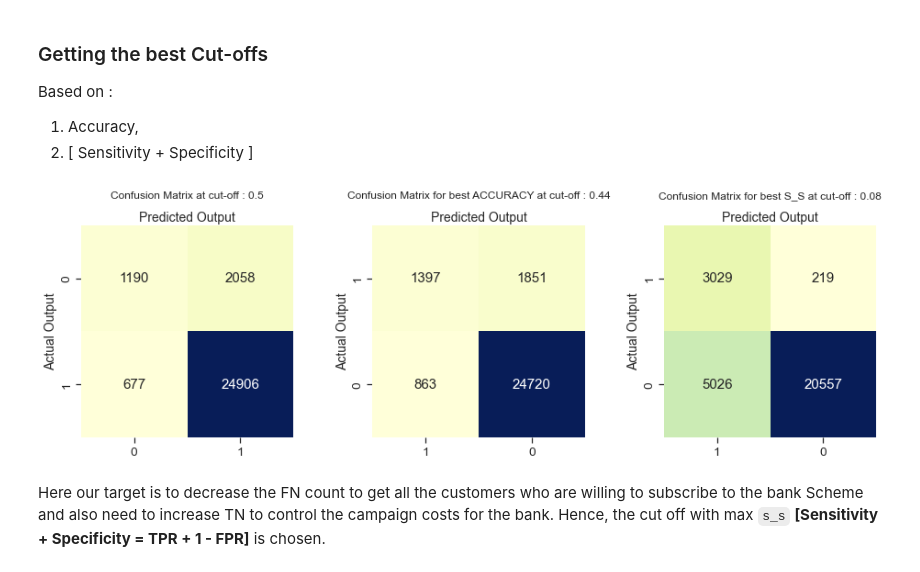
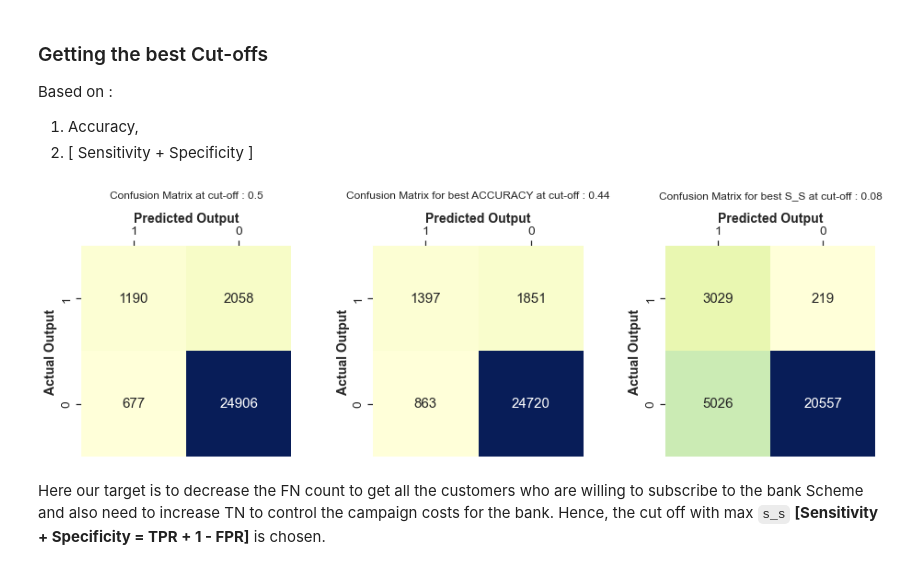
Before and after one commit to Subham2S/Bank-Scheme-Subscription-Prediction, a Jupyter notebook: Logistic Regression - Bank Scheme Subscription Prediction.ipynb, the cells around one changed output. Saved outputs shown, nothing was run; the diff lists cells and outputs as text; code cells hidden in the pictures.

```diff
--- a/Logistic Regression - Bank Scheme Subscription Prediction.ipynb
+++ b/Logistic Regression - Bank Scheme Subscription Prediction.ipynb
@@ -663,45 +663,46 @@ j = 0
 for i in ['random', 'accuracy', 's_s']:
     if i == 'random':
         best_cutoff[i] = 0.5
-        cm_best_df = pd.DataFrame(cm_p50)
+        cm_best_df = pd.DataFrame(cm_p50, index=[1, 0], columns=[1, 0])
     else:
         # Getting the best cutoff
         best_cutoff[i] = cm_scores.loc[cm_scores[i] == cm_scores[i].max(),
                                        'prob_val'][0]
         cm_best = cm_scores.loc[cm_scores[i] == cm_scores[i].max(),
                                 ['tp', 'tn', 'fp', 'fn']]
         pd.options.display.float_format = '{:.0f}'.format
         cm_best_df = pd.DataFrame(np.array(
             [[cm_best.loc[0][0], cm_best.loc[0][3]],
              [cm_best.loc[0][2], cm_best.loc[0][1]]]),
                                   index=[1, 0],
                                   columns=[1, 0])
 
     # Plotting the Heat-map
     sns.heatmap(cm_best_df,
                 annot=True,
                 cmap="YlGnBu",
                 fmt='g',
                 ax=axs[j],
                 cbar=False,
                 square=True)
+    axs[j].xaxis.tick_top()
     axs[j].xaxis.set_label_position("top")
     if i == 'random':
         axs[j].set_title(f'Confusion Matrix at cut-off : {best_cutoff[i]}',
-                         y=1.1,
+                         y=1.2,
                          fontsize=12)
     else:
         axs[j].set_title(
             f'Confusion Matrix for best {i.upper()} at cut-off : {best_cutoff[i]}',
-            y=1.1,
+            y=1.2,
             fontsize=12)
-    axs[j].set_ylabel('Actual Output', fontsize=14)
-    axs[j].set_xlabel('Predicted Output', fontsize=14)
+    axs[j].set_ylabel('Actual Output', fontsize=14, fontweight='bold')
+    axs[j].set_xlabel('Predicted Output', fontsize=14, fontweight='bold')
     j += 1
 fig.tight_layout()
 plt.show()
 # %% [output]
-[figure, old version]
+[figure, new version]
 # %% [markdown]
 Here our target is to decrease the FN count to get all the customers who are willing to subscribe to the bank Scheme and also need to increase TN to control the campaign costs for the bank. Hence, the cut off with max `s_s` **[Sensitivity + Specificity = TPR + 1 - FPR]** is chosen.
 # %%
```
Also changed, not shown: parts of 2 cells of this notebook.
